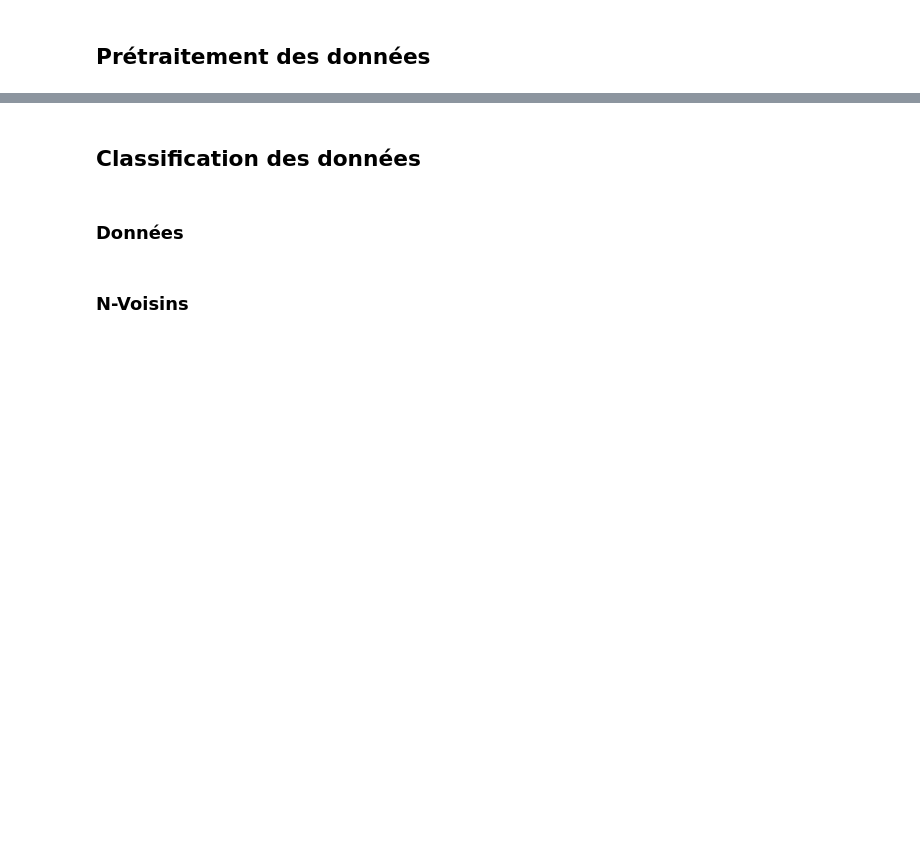
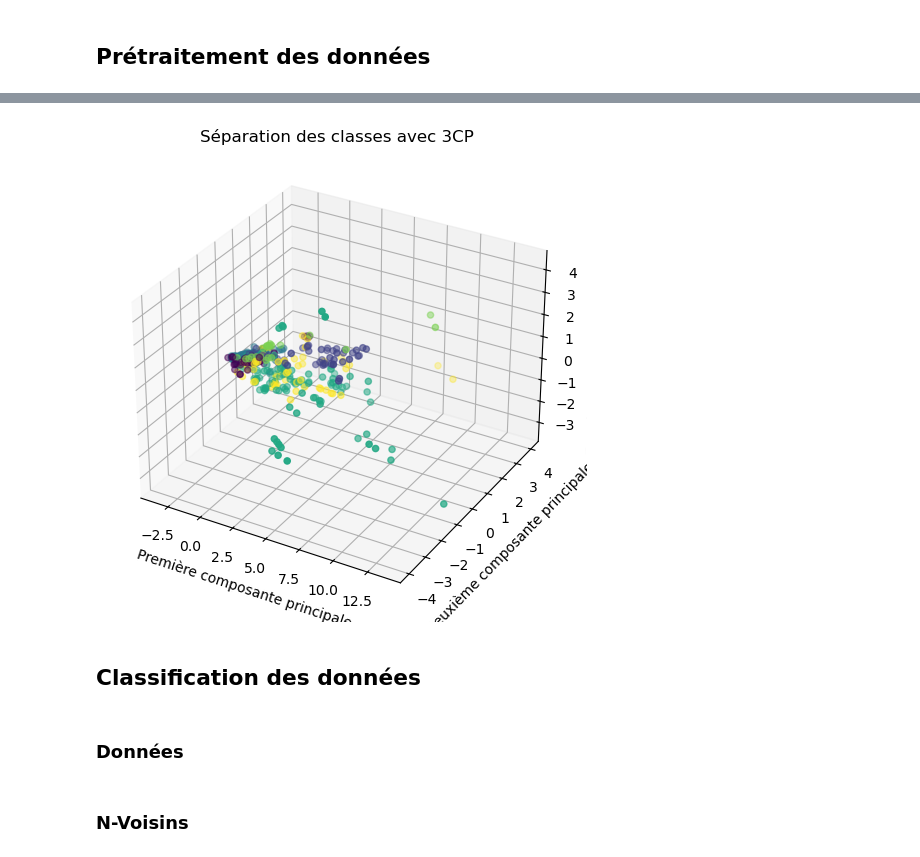
Before and after one commit to francois07/ift870-bird_bones, a Jupyter notebook: Groupe14_Projet.ipynb, the cells around one changed output, grey strips where cells are left out. Cells and saved outputs as stored; diff of their text form; code cells hidden in the pictures; blank space fills up the shorter version.

```diff
--- a/Groupe14_Projet.ipynb
+++ b/Groupe14_Projet.ipynb
@@ -97,3 +148,3 @@ plt.show()
 # %%
 pca = PCA(n_components=10)
-pca.fit_transform(data[numeric_columns])
+pca.fit(data[numeric_columns])
@@ -110,14 +165,18 @@ plt.show()
 # %%
-y = data["type"].tolist()
+X_PCA = pca.transform(data[numeric_columns])
+
+labels = data["type"].tolist()
 fig = plt.figure(figsize=(8, 6))
 ax = fig.add_subplot(111, projection='3d')
 
 ax.scatter(X_PCA[:, 0], X_PCA[:, 1], X_PCA[:, 2], c=labels, cmap='viridis')
 ax.set_xlabel('Première composante principale')
 ax.set_ylabel('Deuxième composante principale')
 ax.set_zlabel('Troisième composante principale')
 plt.title('Séparation des classes avec 3CP')
 plt.show()
+# %% [output]
+[figure, added]
 # %% [markdown]
 ## Classification des données
 # %% [markdown]
```
Also changed, not shown: parts of 15 cells of this notebook.
